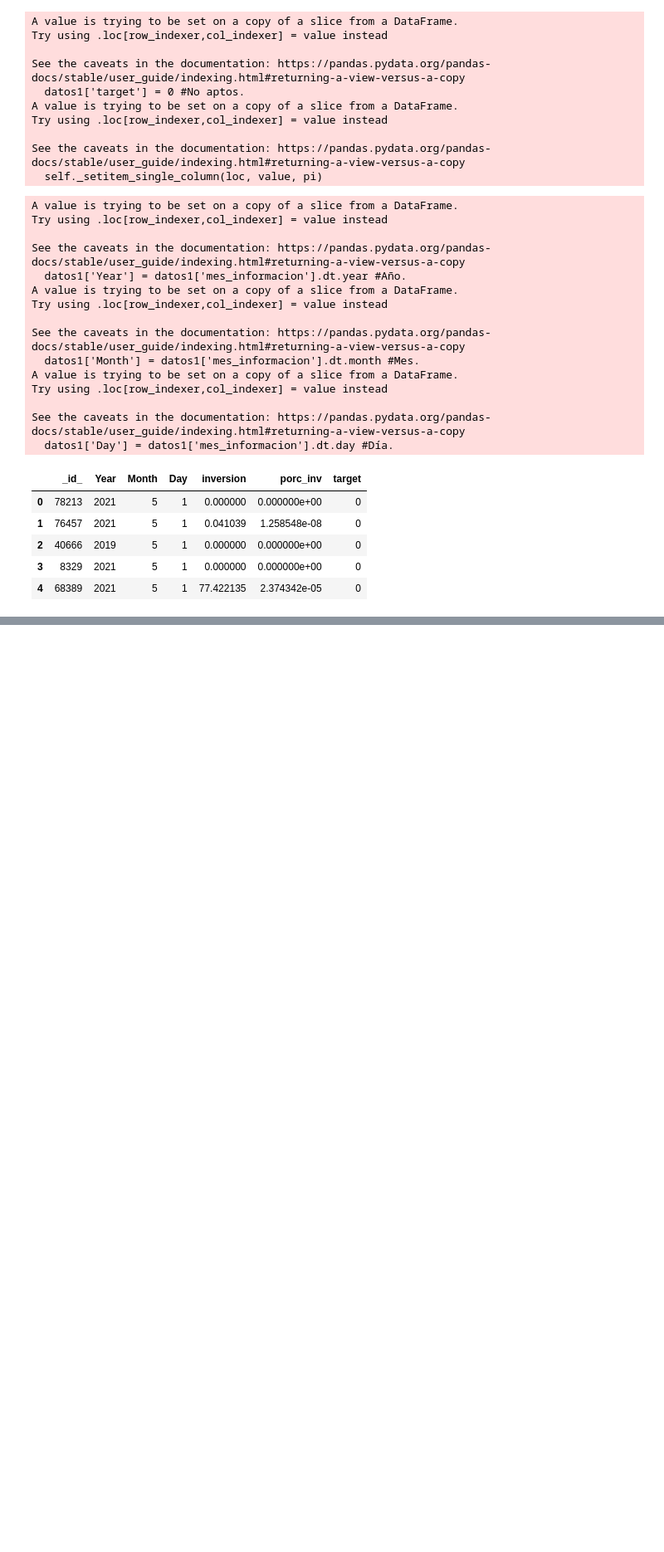
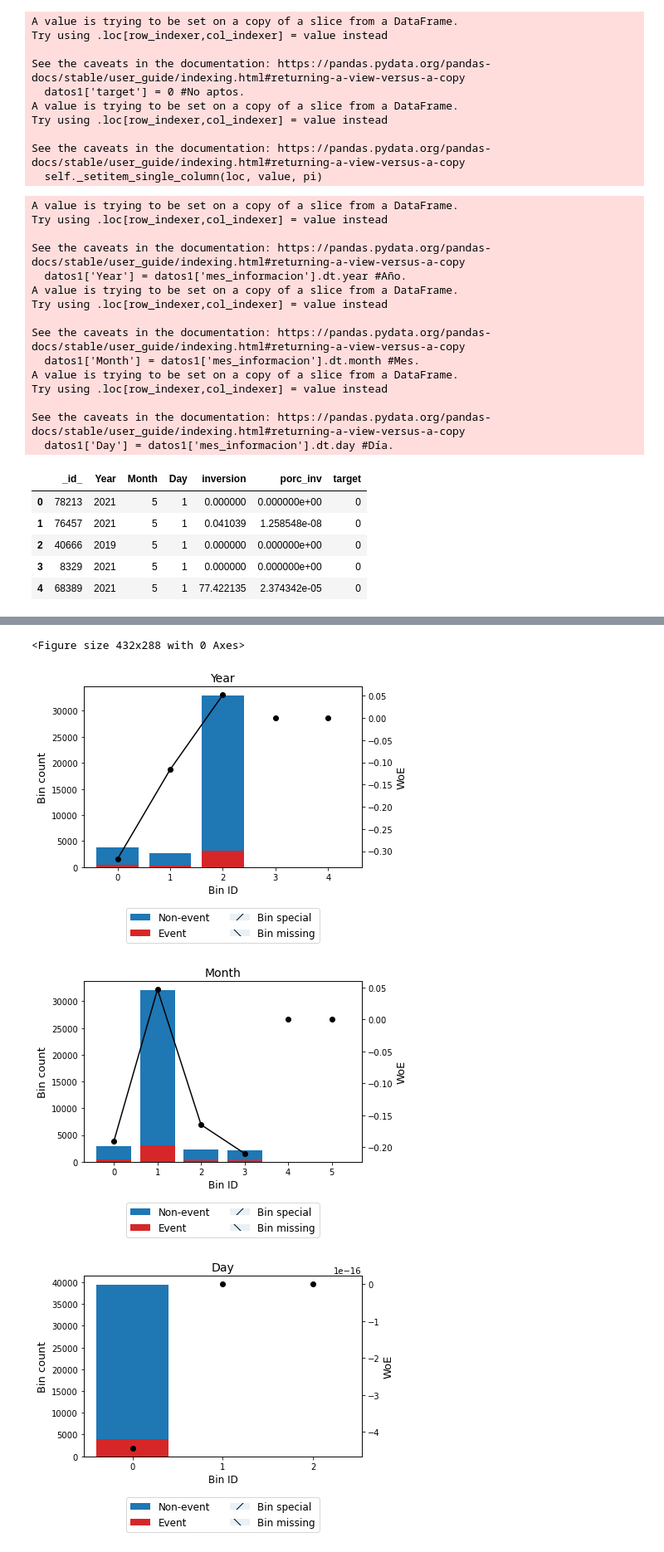
Before and after one commit to fjoh378/equipo_alfa_buena_maravilla_onda_dinamita_escuadron_lobo, a Jupyter notebook: Tarea_2/Tarea_2.ipynb, the cells around one changed output, grey strips where cells are left out. Shown: that part at 83% size. Cells and saved outputs as stored; diff of their text form; code cells hidden in the pictures; blank space fills up the shorter version.

```diff
--- a/Tarea_2/Tarea_2.ipynb
+++ b/Tarea_2/Tarea_2.ipynb
@@ -123,0 +209,11 @@ rdy_table.head()
+# %%
+plt.figure()
+year_table.plot(metric="woe")
+month_table.plot(metric="woe")
+day_table.plot(metric="woe")
+inv_table.plot(metric="woe")
+# %% [output]
+<Figure size 432x288 with 0 Axes>
+[figure, added]
+[figure, added]
+[figure, added]
```
Also changed, not shown: parts of 20 cells of this notebook.
